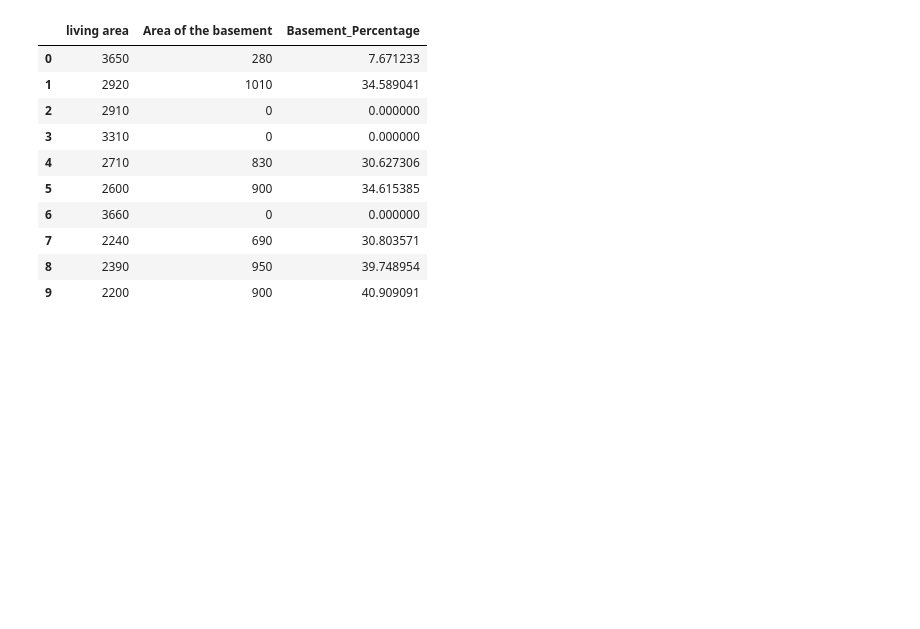
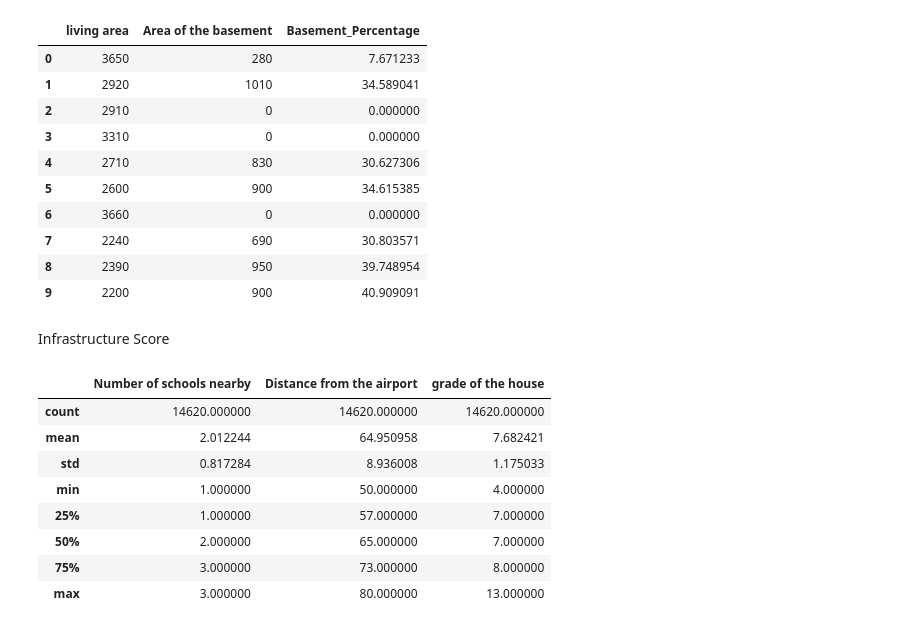
Before and after one commit to patelshivam109/AI-Powered-Real-Estate-Intelligence-Valuation-Investment-Recommendation-Platform, a Jupyter notebook: notebooks/01_data_cleaning.ipynb, the cells around one changed output. Cells and saved outputs as stored; diff of their text form; code cells hidden in the pictures; blank space fills up the shorter version.

```diff
--- a/notebooks/01_data_cleaning.ipynb
+++ b/notebooks/01_data_cleaning.ipynb
@@ -277,3 +277,23 @@ df_a[
 | 7 | 2240 | 690 | 30.803571 |
 | 8 | 2390 | 950 | 39.748954 |
 | 9 | 2200 | 900 | 40.909091 |
+# %% [markdown]
+Infrastructure Score
+# %%
+df_a[
+    [
+        "Number of schools nearby",
+        "Distance from the airport",
+        "grade of the house"
+    ]
+].describe()
+# %% [output]
+|  | Number of schools nearby | Distance from the airport | grade of the house |
+| count | 14620.000000 | 14620.000000 | 14620.000000 |
+| mean | 2.012244 | 64.950958 | 7.682421 |
+| std | 0.817284 | 8.936008 | 1.175033 |
+| min | 1.000000 | 50.000000 | 4.000000 |
+| 25% | 1.000000 | 57.000000 | 7.000000 |
+| 50% | 2.000000 | 65.000000 | 7.000000 |
+| 75% | 3.000000 | 73.000000 | 8.000000 |
+| max | 3.000000 | 80.000000 | 13.000000 |
```
Also changed, not shown: parts of 2 cells of this notebook.
